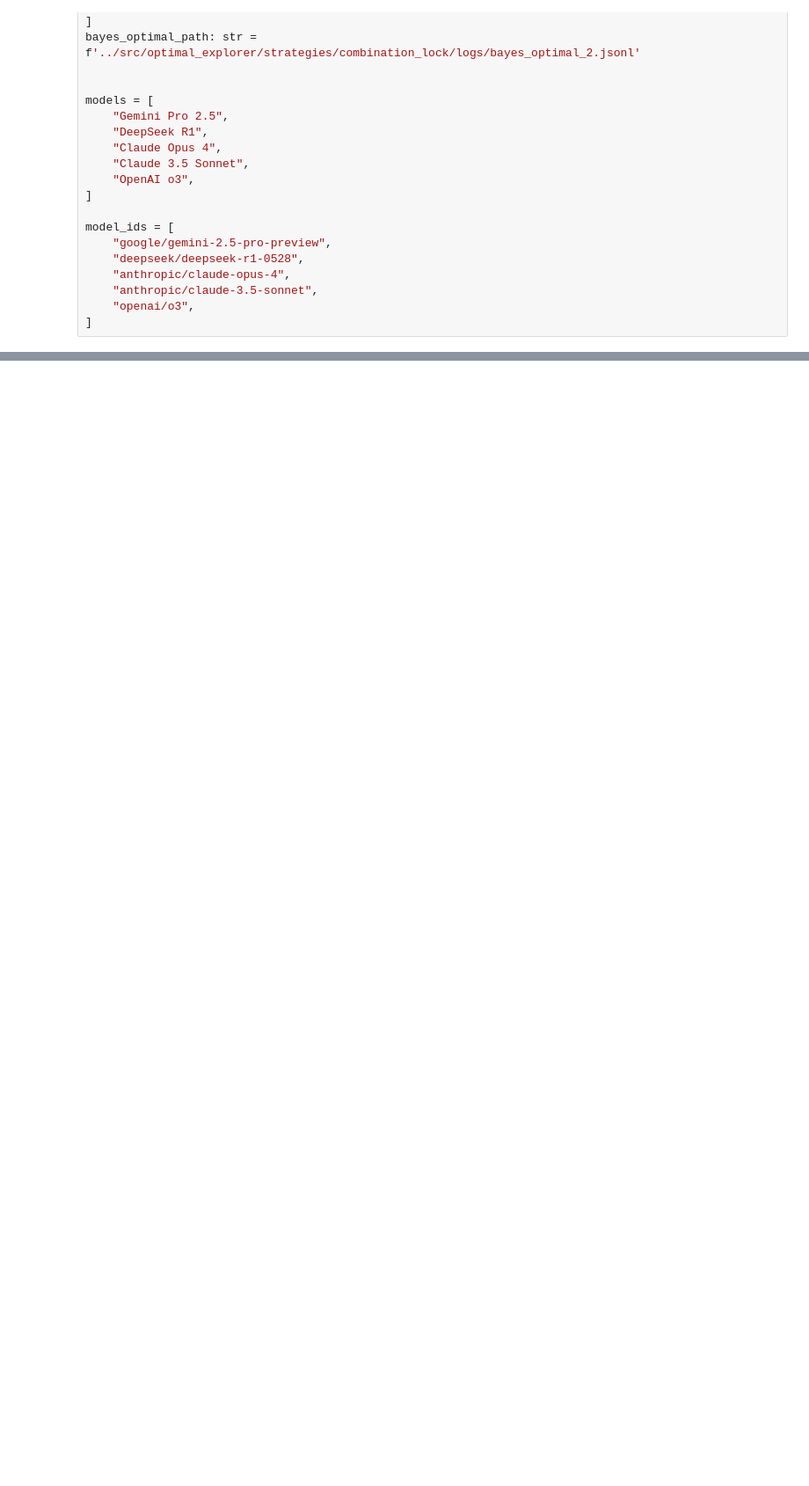
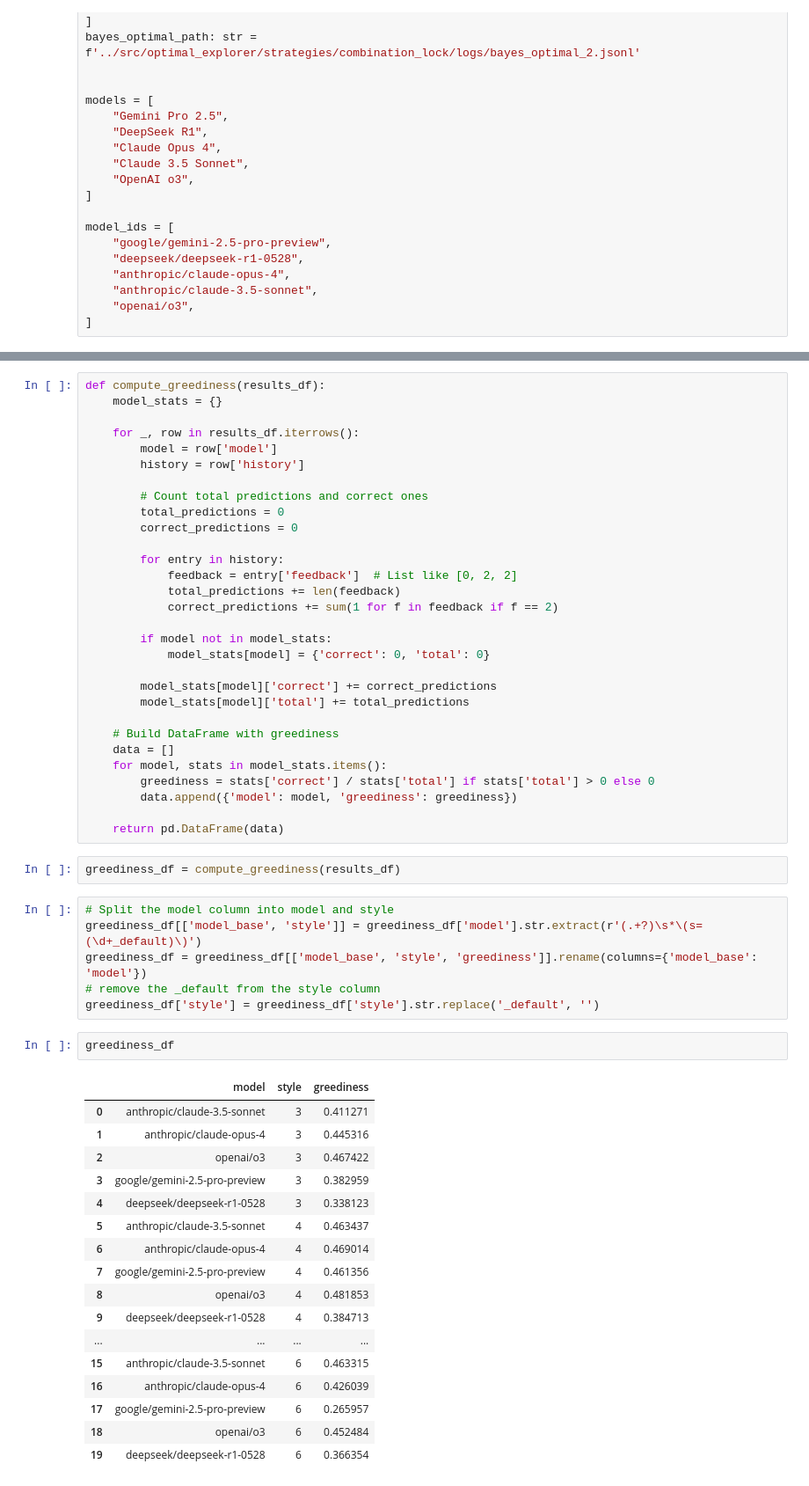
Before and after one commit to jakob-bjorner/optimal-explorer-dev, a Jupyter notebook: reports/2025-07-02_greediness_metrics.ipynb, the cells around one changed output, grey strips where cells are left out. Shown at 88% size. Drawn from its saved outputs; the diff is of its cells as text; blank space fills up the shorter version.

Commit message:
add greediness metric eval for LLMs

```diff
--- a/reports/2025-07-02_greediness_metrics.ipynb
+++ b/reports/2025-07-02_greediness_metrics.ipynb
@@ -68,0 +132,58 @@ bayes_optimal_df = pd.DataFrame(bayes_optimal)
+# %%
+def compute_greediness(results_df):
+    model_stats = {}
+
+    for _, row in results_df.iterrows():
+        model = row['model']
+        history = row['history']
+
+        # Count total predictions and correct ones
+        total_predictions = 0
+        correct_predictions = 0
+
+        for entry in history:
+            feedback = entry['feedback']  # List like [0, 2, 2]
+            total_predictions += len(feedback)
+            correct_predictions += sum(1 for f in feedback if f == 2)
+
+        if model not in model_stats:
+            model_stats[model] = {'correct': 0, 'total': 0}
+
+        model_stats[model]['correct'] += correct_predictions
+        model_stats[model]['total'] += total_predictions
+
+    # Build DataFrame with greediness
+    data = []
+    for model, stats in model_stats.items():
+        greediness = stats['correct'] / stats['total'] if stats['total'] > 0 else 0
+        data.append({'model': model, 'greediness': greediness})
+
+    return pd.DataFrame(data)
+# %%
+greediness_df = compute_greediness(results_df)
+# %%
+# Split the model column into model and style
+greediness_df[['model_base', 'style']] = greediness_df['model'].str.extract(r'(.+?)\s*\(s=(\d+_default)\)')
+greediness_df = greediness_df[['model_base', 'style', 'greediness']].rename(columns={'model_base': 'model'})
+# remove the _default from the style column
+greediness_df['style'] = greediness_df['style'].str.replace('_default', '')
+# %%
+greediness_df
+# %% [output]
+|  | model | style | greediness |
+| 0 | anthropic/claude-3.5-sonnet | 3 | 0.411271 |
+| 1 | anthropic/claude-opus-4 | 3 | 0.445316 |
+| 2 | openai/o3 | 3 | 0.467422 |
+| 3 | google/gemini-2.5-pro-preview | 3 | 0.382959 |
+| 4 | deepseek/deepseek-r1-0528 | 3 | 0.338123 |
+| 5 | anthropic/claude-3.5-sonnet | 4 | 0.463437 |
+| 6 | anthropic/claude-opus-4 | 4 | 0.469014 |
+| 7 | google/gemini-2.5-pro-preview | 4 | 0.461356 |
+| 8 | openai/o3 | 4 | 0.481853 |
+| 9 | deepseek/deepseek-r1-0528 | 4 | 0.384713 |
+| ... | ... | ... | ... |
+| 15 | anthropic/claude-3.5-sonnet | 6 | 0.463315 |
+| 16 | anthropic/claude-opus-4 | 6 | 0.426039 |
+| 17 | google/gemini-2.5-pro-preview | 6 | 0.265957 |
+| 18 | openai/o3 | 6 | 0.452484 |
+| 19 | deepseek/deepseek-r1-0528 | 6 | 0.366354 |
```
Also changed, not shown: parts of 8 cells of this notebook.
